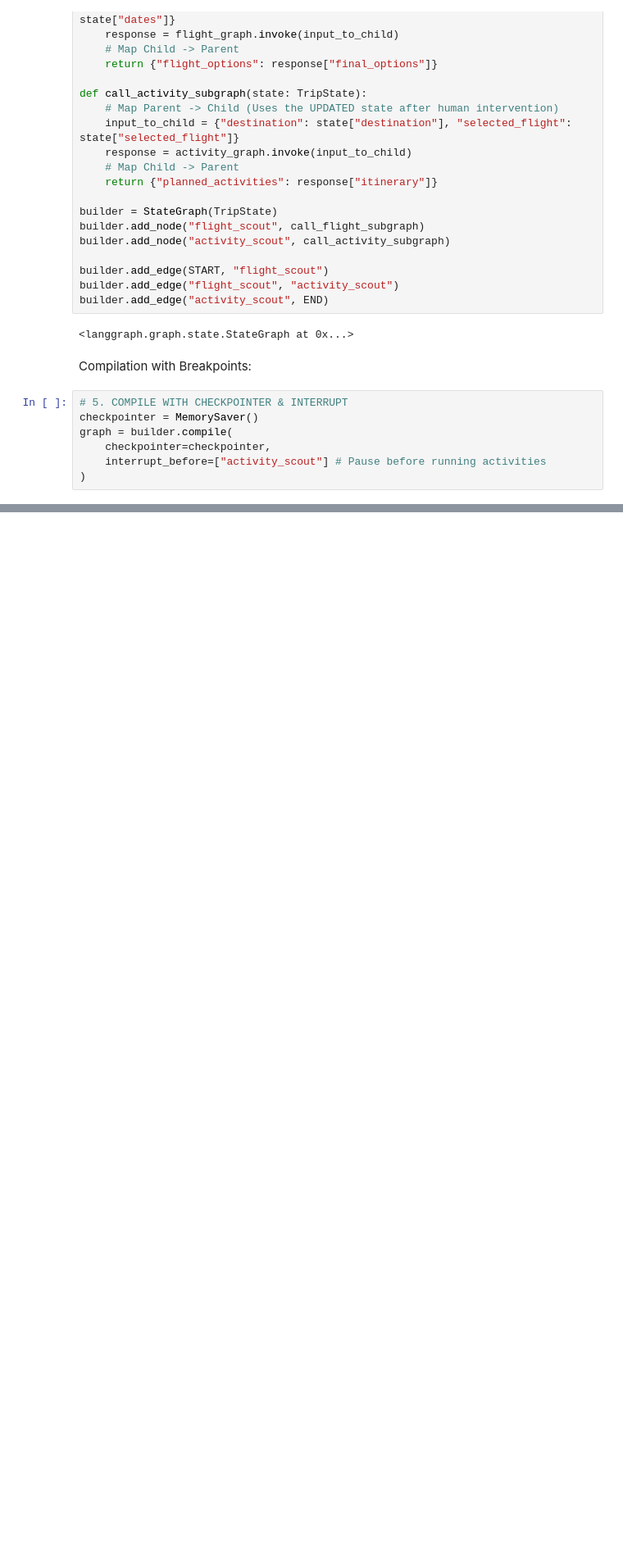
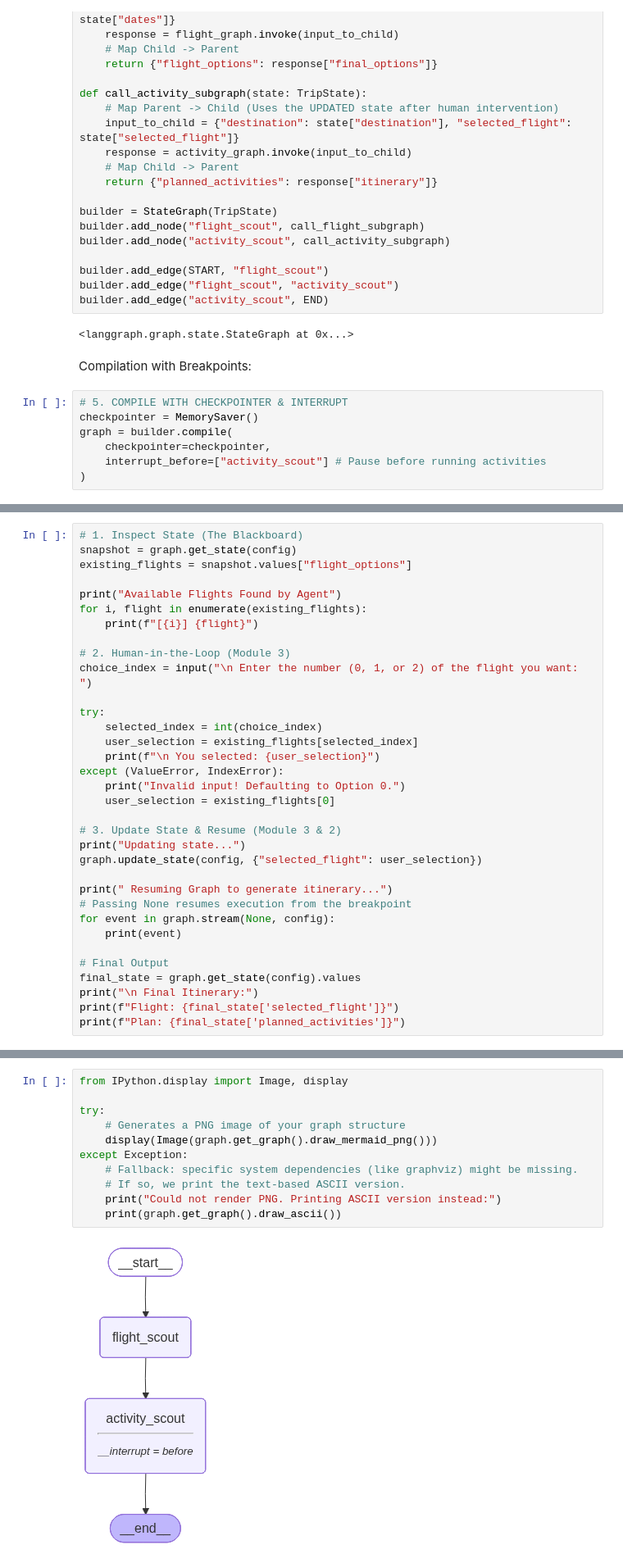
Before and after one commit to Y-kz918/Y-kz918_2210110533_capstone_project, a Jupyter notebook: Trip_Planner_using_Langgraph.ipynb, the cells around one changed output, grey strips where cells are left out. Shown at 82% size. Drawn from its saved outputs; the diff is of its cells as text; blank space fills up the shorter version.

Commit message:
added interrupts & human-in-the-loop, langsmith traces observed

```diff
--- a/Trip_Planner_using_Langgraph.ipynb
+++ b/Trip_Planner_using_Langgraph.ipynb
@@ -131,0 +160,34 @@ graph = builder.compile(
+# %%
+# 1. Inspect State (The Blackboard)
+snapshot = graph.get_state(config)
+existing_flights = snapshot.values["flight_options"]
+
+print("Available Flights Found by Agent")
+for i, flight in enumerate(existing_flights):
+    print(f"[{i}] {flight}")
+
+# 2. Human-in-the-Loop (Module 3)
+choice_index = input("\n Enter the number (0, 1, or 2) of the flight you want: ")
+
+try:
+    selected_index = int(choice_index)
+    user_selection = existing_flights[selected_index]
+    print(f"\n You selected: {user_selection}")
+except (ValueError, IndexError):
+    print("Invalid input! Defaulting to Option 0.")
+    user_selection = existing_flights[0]
+
+# 3. Update State & Resume (Module 3 & 2)
+print("Updating state...")
+graph.update_state(config, {"selected_flight": user_selection})
+
+print(" Resuming Graph to generate itinerary...")
+# Passing None resumes execution from the breakpoint
+for event in graph.stream(None, config):
+    print(event)
+
+# Final Output
+final_state = graph.get_state(config).values
+print("\n Final Itinerary:")
+print(f"Flight: {final_state['selected_flight']}")
+print(f"Plan: {final_state['planned_activities']}")
@@ -131,0 +210,13 @@ graph = builder.compile(
+# %%
+from IPython.display import Image, display
+
+try:
+    # Generates a PNG image of your graph structure
+    display(Image(graph.get_graph().draw_mermaid_png()))
+except Exception:
+    # Fallback: specific system dependencies (like graphviz) might be missing.
+    # If so, we print the text-based ASCII version.
+    print("Could not render PNG. Printing ASCII version instead:")
+    print(graph.get_graph().draw_ascii())
+# %% [output]
+[figure, added]
```
Also changed, not shown: parts of 17 cells of this notebook.
